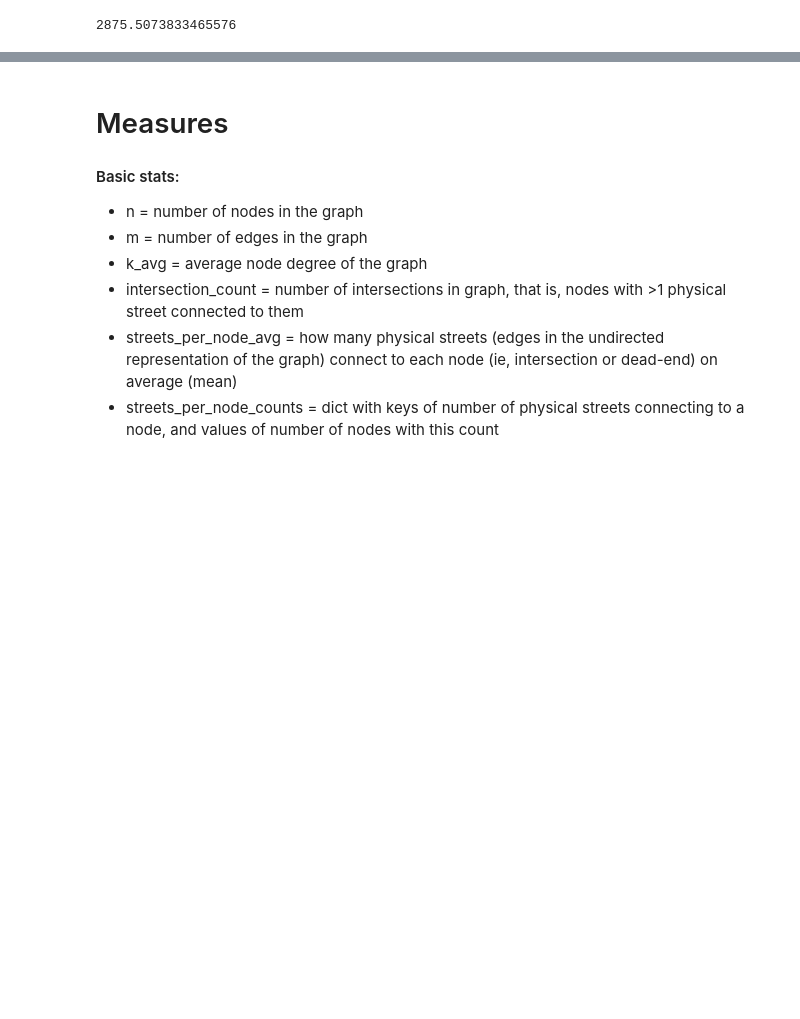
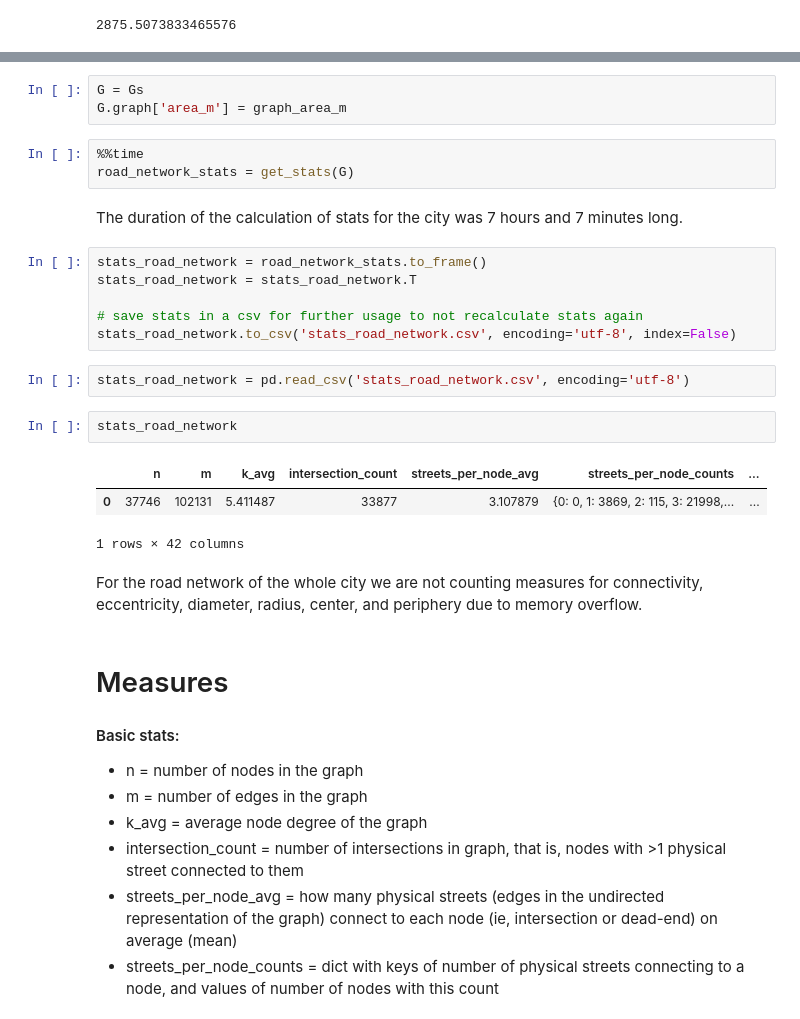
Before and after one commit to gperaza/road-network, a Jupyter notebook: notebooks/clean notebook.ipynb, the cells around one changed output, grey strips where cells are left out. Saved outputs shown, nothing was run; the diff lists cells and outputs as text; blank space fills up the shorter version.

Commit message:
calculation of stats of the road network of the whole city

```diff
--- a/notebooks/clean notebook.ipynb
+++ b/notebooks/clean notebook.ipynb
@@ -1344,3 +1003,27 @@ for key in extended_stats_clean:
+# %%
+G = Gs
+G.graph['area_m'] = graph_area_m
+# %%
+%%time
+road_network_stats = get_stats(G)
+# %% [markdown]
+The duration of the calculation of stats for the city was 7 hours and 7 minutes long.
+# %%
+stats_road_network = road_network_stats.to_frame()
+stats_road_network = stats_road_network.T
+
+# save stats in a csv for further usage to not recalculate stats again
+stats_road_network.to_csv('stats_road_network.csv', encoding='utf-8', index=False)
+# %%
+stats_road_network = pd.read_csv('stats_road_network.csv', encoding='utf-8')
+# %%
+stats_road_network
+# %% [output]
+|  | n | m | k_avg | intersection_count | streets_per_node_avg | streets_per_node_counts | ... |
+| 0 | 37746 | 102131 | 5.411487 | 33877 | 3.107879 | {0: 0, 1: 3869, 2: 115, 3: 21998,... | ... |
+1 rows × 42 columns
+# %% [markdown]
+For the road network of the whole city we are not counting measures for connectivity, eccentricity, diameter, radius, center, and periphery due to memory overflow.
 # %% [markdown]
 # Measures
 
```
Also changed, not shown: parts of 75 cells of this notebook.
